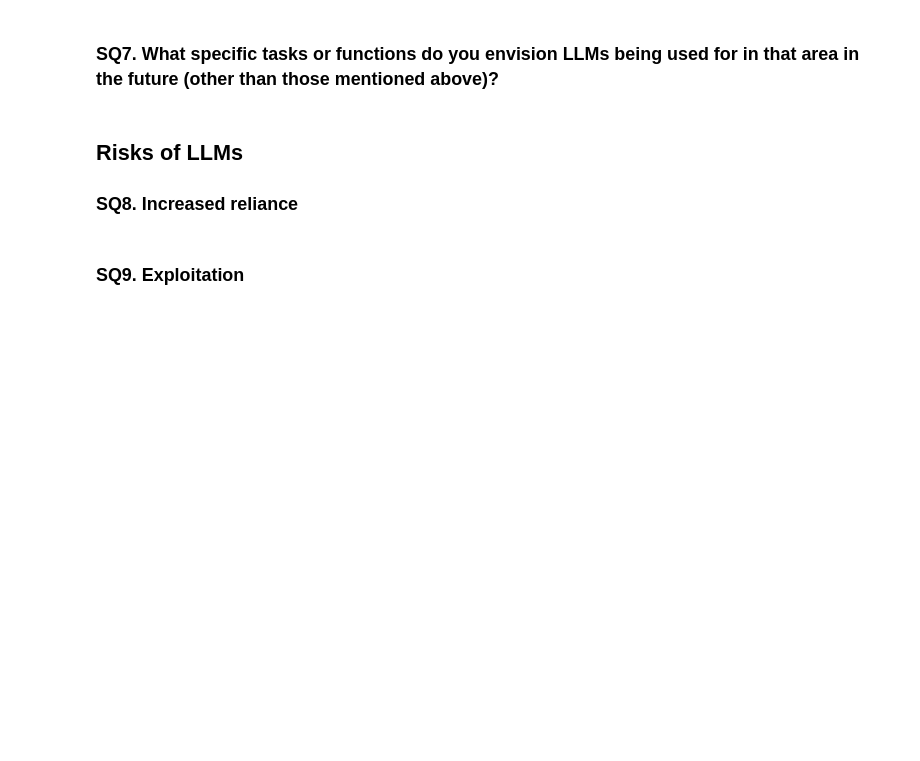
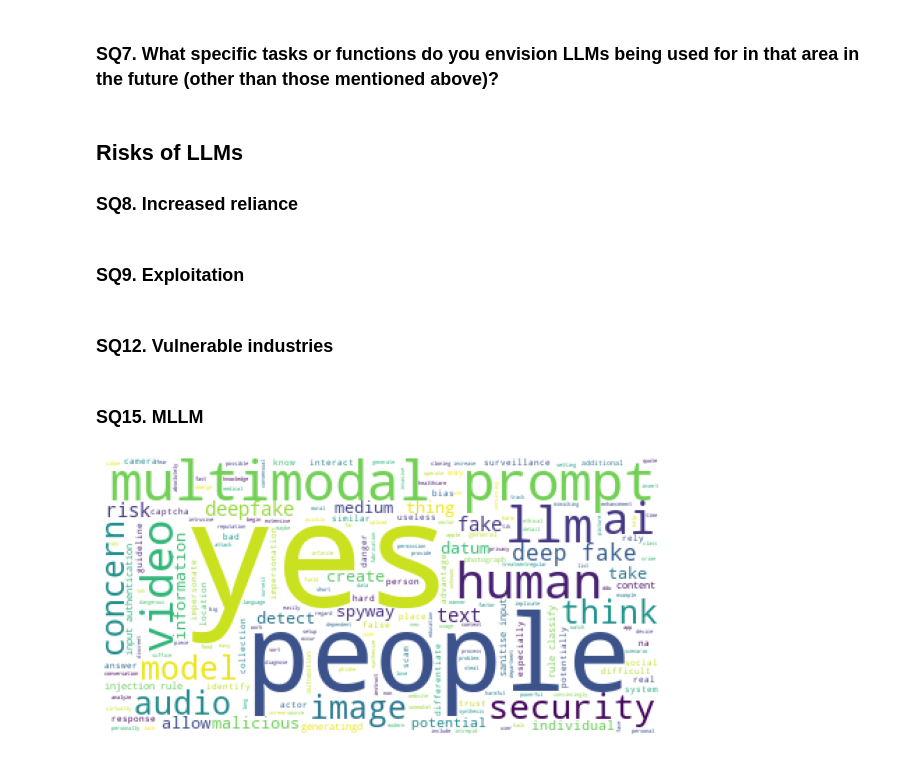
Before and after one commit to bendjko/CSE-527S-Final-Project, a Jupyter notebook: data_analysis.ipynb, the cells around one changed output. Drawn from its saved outputs; the diff is of its cells as text; code cells hidden in the pictures; blank space fills up the shorter version.

Commit message:
final data and updated code for analysis

```diff
--- a/data_analysis.ipynb
+++ b/data_analysis.ipynb
@@ -413,3 +261,39 @@ TypeError: argument of type 'module' is not iterable
 ### SQ8. Increased reliance
 # %% [markdown]
 ### SQ9. Exploitation
+# %% [markdown]
+### SQ12. Vulnerable industries
+# %% [markdown]
+### SQ15. MLLM
+# %%
+# comphrension concern word cloud
+comprehension_concern = pp_data['comprehension_concern']
+
+# remove nan values
+comprehension_concern = comprehension_concern.dropna()
+
+# process the text
+
+# lowercase the data
+comprehension_concern = comprehension_concern.str.lower()
+# tokenize the data using spaCy
+nlp = spacy.load('en_core_web_sm')
+comprehension_concern = comprehension_concern.apply(lambda x: nlp(x))
+# remove stop words
+comprehension_concern = comprehension_concern.apply(lambda x: [token for token in x if not token.is_stop])
+# remove special characters
+comprehension_concern = comprehension_concern.apply(lambda x: [token for token in x if token.is_alpha])
+# lemmatize the data
+comprehension_concern = comprehension_concern.apply(lambda x: [token.lemma_ for token in x])
+# merge the tokens into a single string
+comprehension_concern = comprehension_concern.apply(lambda x: ' '.join(x))
+# merge strings into a single string
+comprehension_concern = comprehension_concern.str.cat(sep=' ')
+
+wordcloud = WordCloud(background_color='white').generate(comprehension_concern)
+plt.figure(figsize=(10, 7))
+plt.imshow(wordcloud)
+plt.axis('off')
+plt.show()
+# %% [output]
+[figure, added]
```
Also changed, not shown: parts of 4 cells of this notebook, 3 other files.
